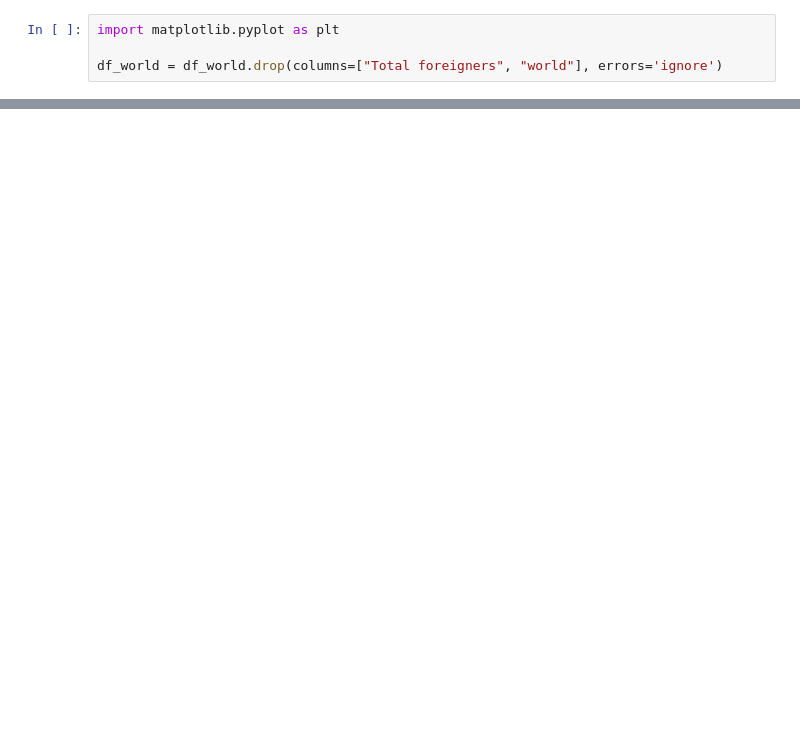
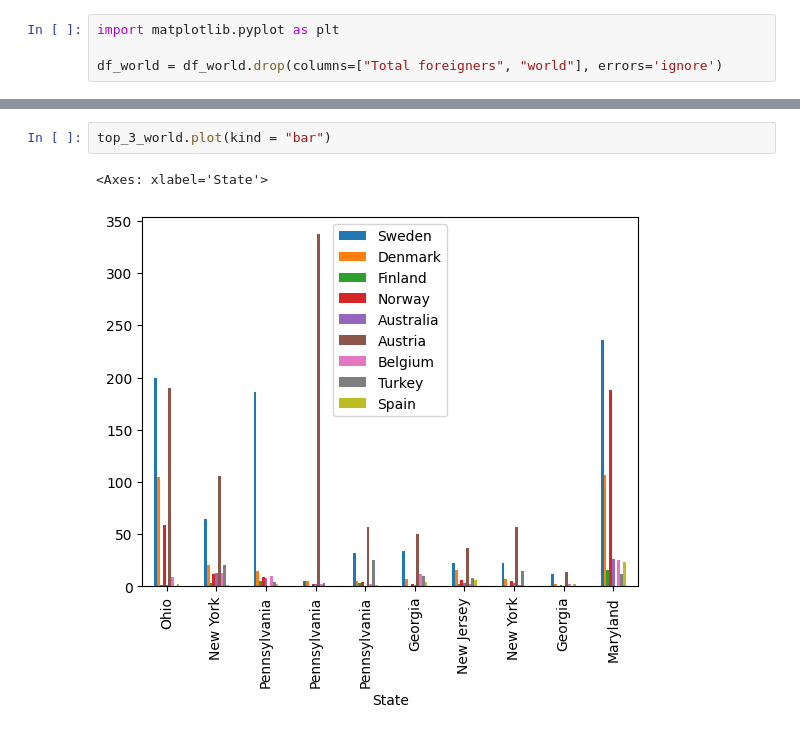
Before and after one commit to Abdulrahmanfahmi/Data_visualization_Abdulrahman_Fahmi_DE24, a Jupyter notebook: code_along/03_matplotlib_annotations/matplotlib_annotations.ipynb, the cells around one changed output, grey strips where cells are left out. Saved outputs shown, nothing was run; the diff lists cells and outputs as text; blank space fills up the shorter version.

```diff
--- a/code_along/03_matplotlib_annotations/matplotlib_annotations.ipynb
+++ b/code_along/03_matplotlib_annotations/matplotlib_annotations.ipynb
@@ -348,0 +422,5 @@ df_world = df_world.drop(columns=["Total foreigners", "world"], errors='ignore')
+# %%
+top_3_world.plot(kind = "bar")
+# %% [output]
+<Axes: xlabel='State'>
+[figure, added]
```
Also changed, not shown: parts of 20 cells of this notebook, 3 other files.
